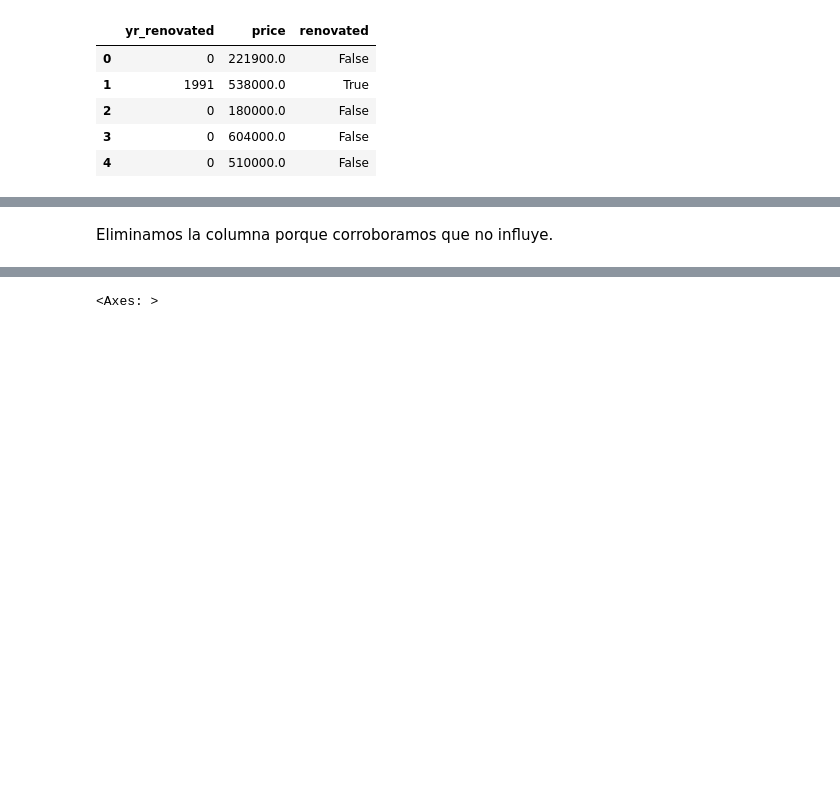
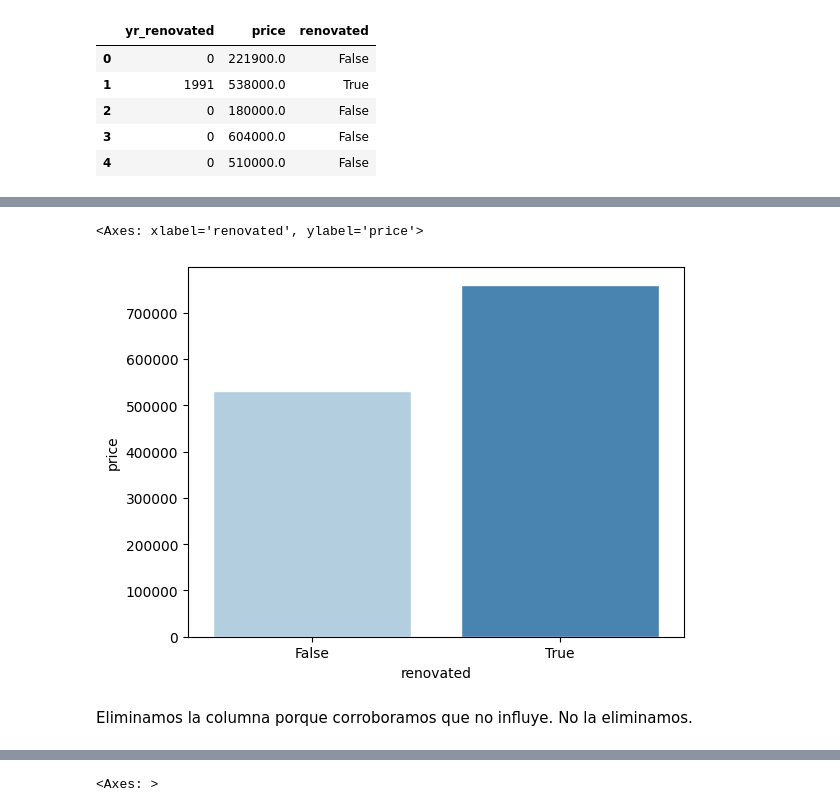
Before and after one commit to AI-School-F5-P2/Ml_training_SGS, a Jupyter notebook: UK houses.ipynb, the cells around one changed output, grey strips where cells are left out. Cells and saved outputs as stored; diff of their text form; code cells hidden in the pictures; blank space fills up the shorter version.

```diff
--- a/UK houses.ipynb
+++ b/UK houses.ipynb
@@ -374,4 +379,11 @@ sns.catplot(x ="renovated",  y ="price", data = df_temp)
+# %%
+sns.barplot(x = 'renovated', y = 'price',  data = df_temp,
+            palette = 'Blues', edgecolor = 'w', errorbar=None )
+# %% [output]
+<Axes: xlabel='renovated', ylabel='price'>
+[figure, added]
 # %% [markdown]
 Eliminamos la columna porque corroboramos que no influye.
+No la eliminamos.
 # %%
 # Se elimina la columna yr_renovated
```
Also changed, not shown: parts of 55 cells of this notebook.
